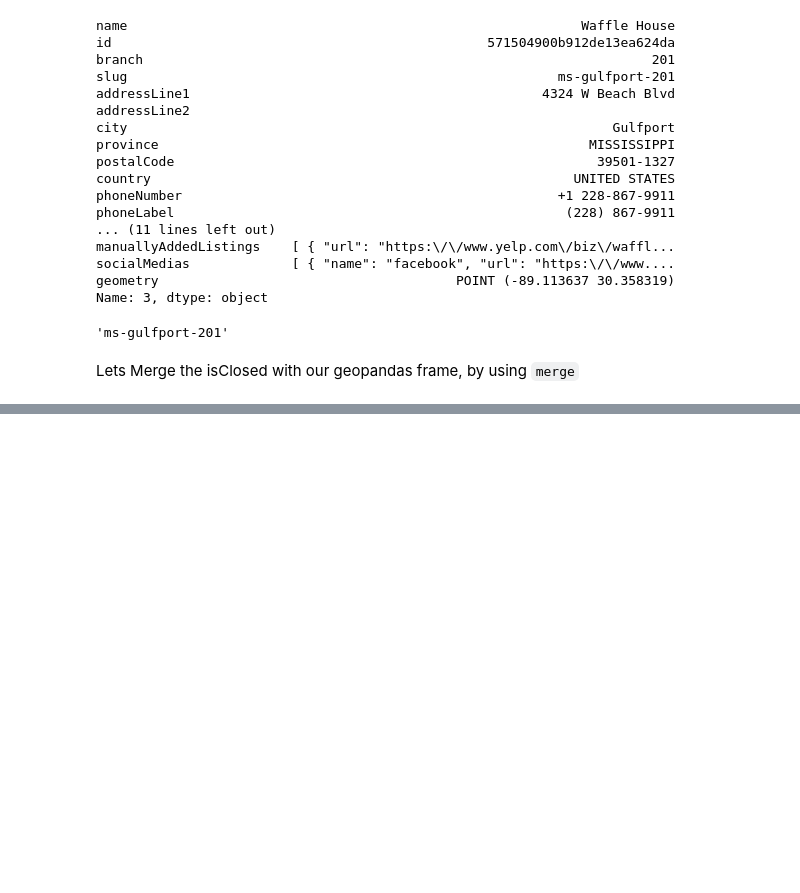
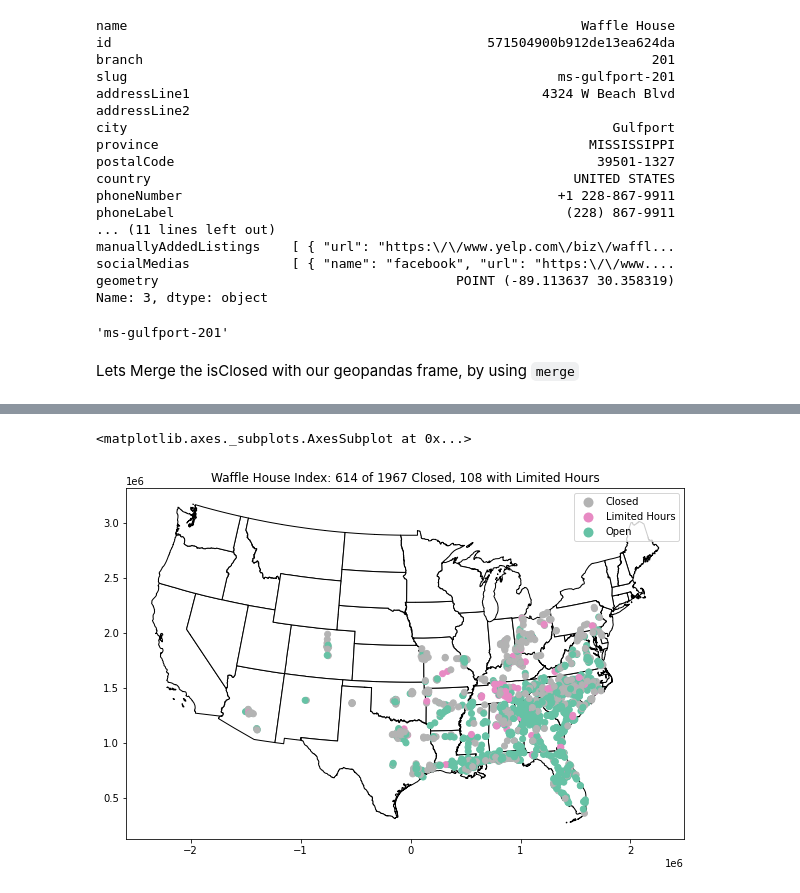
Before and after one commit to alexpawlowski/waffle_house_api_explorer, a Jupyter notebook: wfh_index_mapper.ipynb, the cells around one changed output, grey strips where cells are left out. Drawn from its saved outputs; the diff is of its cells as text; code cells hidden in the pictures; blank space fills up the shorter version.

```diff
--- a/wfh_index_mapper.ipynb
+++ b/wfh_index_mapper.ipynb
@@ -101,0 +248,16 @@ Text(0.5, 1.0, 'Waffle House Index: 438 of 1967 Closed')
+# %%
+Search_for_These_values = ['Alaska','Hawaii','Puerto Rico'] # for map purposes, since Waffle House is only in 20 states
+                                                            # in the lower 48, let's just remove 2 states + commonwealth
+
+pattern = '|'.join(Search_for_These_values)
+
+states_background = states_background.loc[~(states_background['NAME'].str.contains(pattern, case=False))]
+# %%
+states_background = states_background.to_crs("EPSG:5070")
+# %%
+base = states_background.plot(color='white', edgecolor='black', figsize=(10,15))
+base.set_title(f'Waffle House Index: {num_closed} of {total_loc} Closed, {num_limited_hours} with Limited Hours')
+gdf_closures.plot(ax = base, cmap = 'Set2_r', column='status', legend=True, categorical = True)
+# %% [output]
+<matplotlib.axes._subplots.AxesSubplot at 0x...>
+[figure, added]
```
Also changed, not shown: parts of 23 cells of this notebook, 1 other file.
